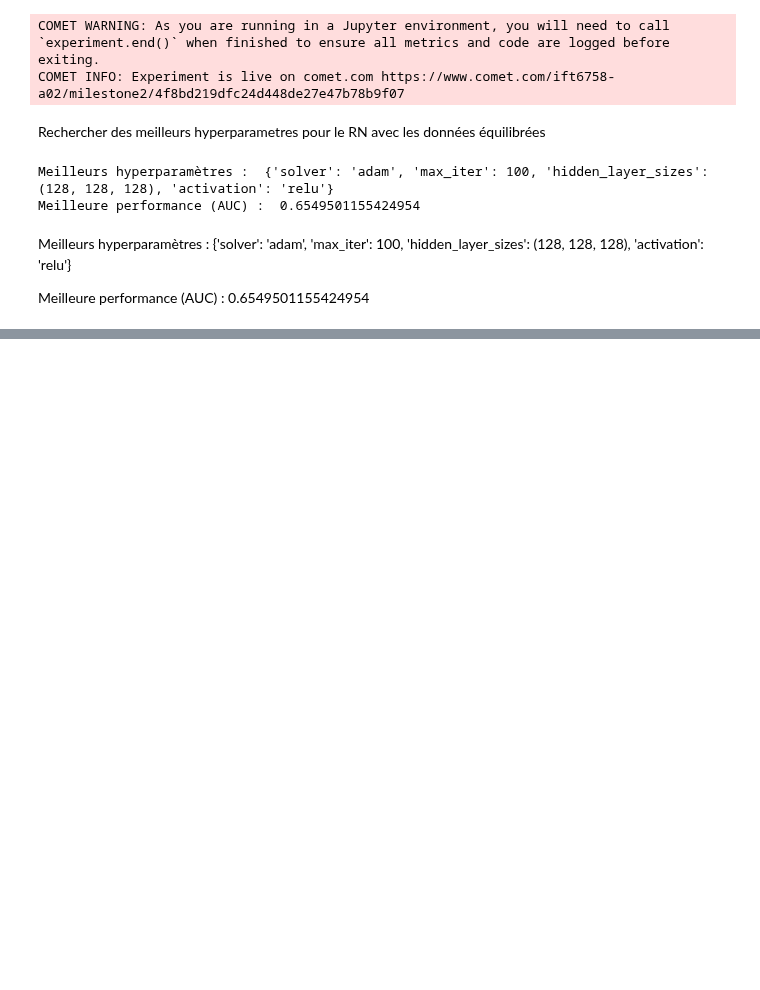
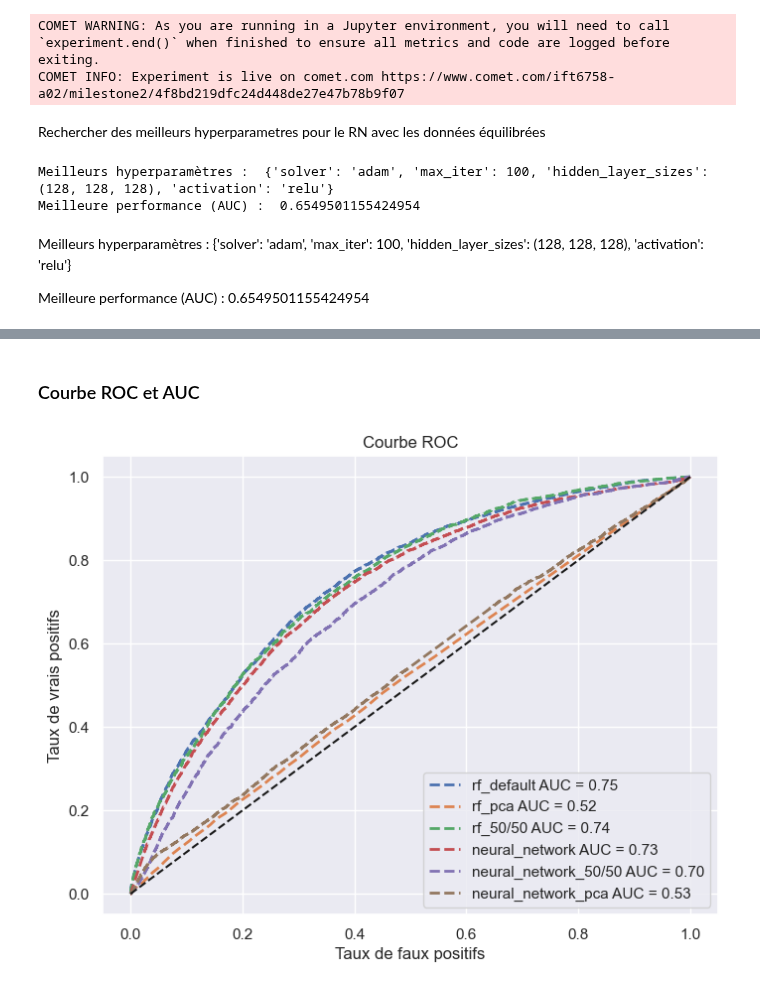
Before and after one commit to Alexia57/A02-projet, a Jupyter notebook: notebooks/Milestone2_faites_de_votre_mieux.ipynb, the cells around one changed output, grey strips where cells are left out. Saved outputs shown, nothing was run; the diff lists cells and outputs as text; code cells hidden in the pictures; blank space fills up the shorter version.

```diff
--- a/notebooks/Milestone2_faites_de_votre_mieux.ipynb
+++ b/notebooks/Milestone2_faites_de_votre_mieux.ipynb
@@ -901,3 +871,14 @@ Accuracy pour la classe 1 : 0.0
 Matrice de confusion :
 [[53795     0]
  [ 5400     0]]
+# %% [markdown]
+### Courbe ROC et AUC
+# %%
+models = [rf, rf_pca, rf_50, mlp, mlp_50, mlp_pca]
+X_list = [X_valid, X_valid_pca, X_valid_try, X_valid, X_valid_try, X_valid_pca]
+y_list = [y_valid, y_valid, y_valid_try, y_valid, y_valid_try, y_valid]
+nom_models = ['rf_default', 'rf_pca', "rf_50/50", "neural_network", "neural_network_50/50", "neural_network_pca"]
+
+plot_roc_auc(models, X_list, y_list, nom_models)
+# %% [output]
+[figure, added]
```
Also changed, not shown: parts of 16 cells of this notebook, 2 other files.
